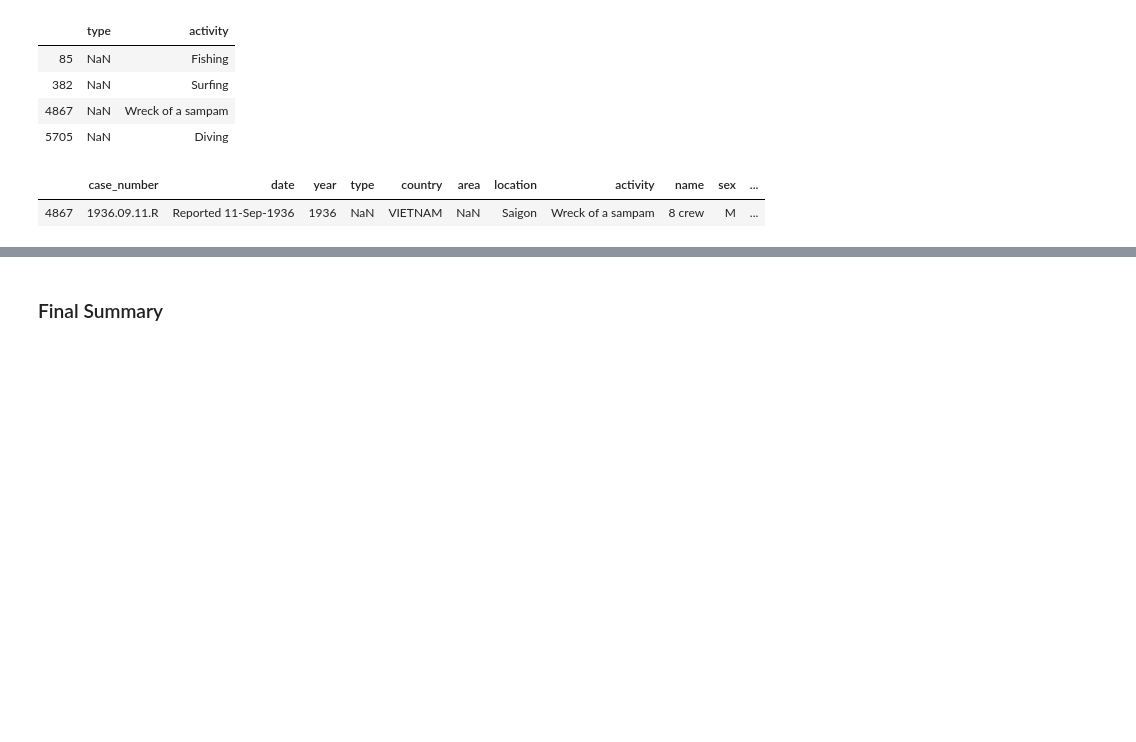
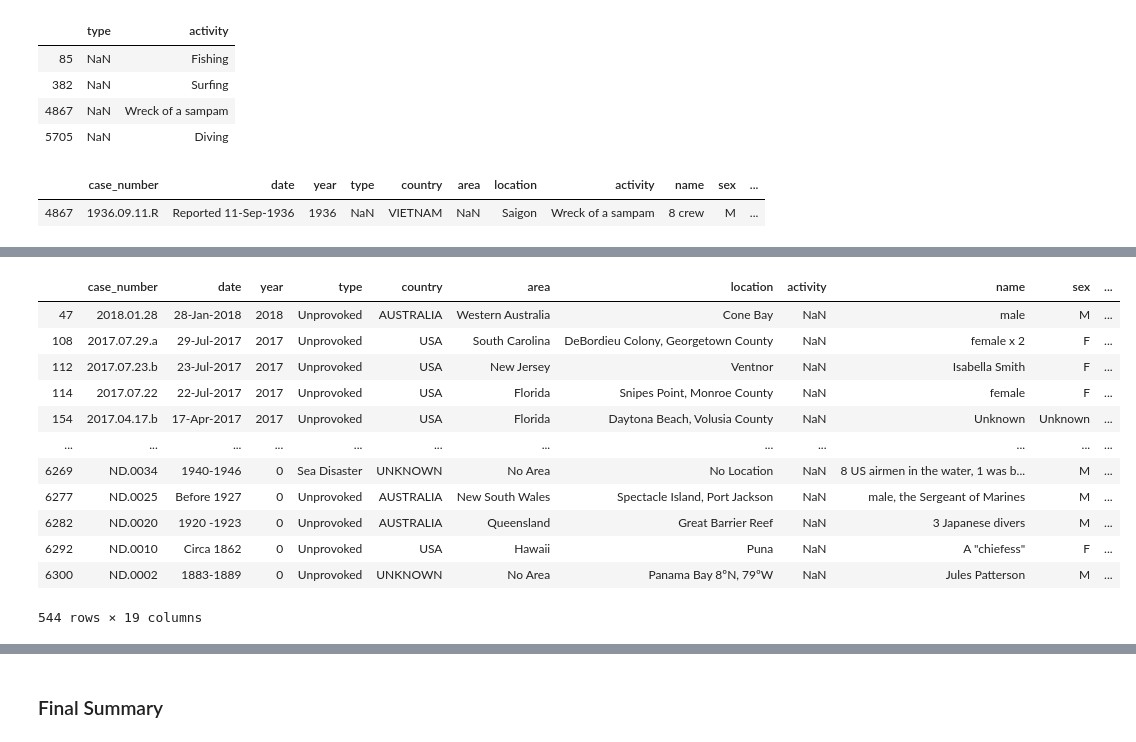
Before and after one commit to ironhack-bcn-data-june-2020/PR02-project-pandas, a Jupyter notebook: data-wrangling.ipynb, the cells around one changed output, grey strips where cells are left out. Cells and saved outputs as stored; diff of their text form; code cells hidden in the pictures; blank space fills up the shorter version.

```diff
--- a/data-wrangling.ipynb
+++ b/data-wrangling.ipynb
@@ -421,0 +490,2 @@ ValueError: No axis named area for object type <class 'pandas.core.frame.DataFra
+# %%
+df.loc[(df['name'].isnull()==True) | (df['sex'].isnull()==True),['name','sex']] = 'Unknown'
@@ -421,0 +526,20 @@ ValueError: No axis named area for object type <class 'pandas.core.frame.DataFra
+# %%
+df.loc[(df['injury'].isnull()==True) | (df['fatal (y/n)'].isnull()==True),['injury','fatal (y/n)']] = 'Unknown'
+# %%
+# ACTIVITY & INJURY
+# If we don't have information about injuries/fatal attacks, it is impossible to determine them --> 'Unknown'
+df[(df['activity'].isnull()==True) | (df['injury'].isnull()==True)]
+# %% [output]
+|  | case_number | date | year | type | country | area | location | activity | name | sex | ... |
+| 47 | 2018.01.28 | 28-Jan-2018 | 2018 | Unprovoked | AUSTRALIA | Western Australia | Cone Bay | NaN | male | M | ... |
+| 108 | 2017.07.29.a | 29-Jul-2017 | 2017 | Unprovoked | USA | South Carolina | DeBordieu Colony, Georgetown County | NaN | female x 2 | F | ... |
+| 112 | 2017.07.23.b | 23-Jul-2017 | 2017 | Unprovoked | USA | New Jersey | Ventnor | NaN | Isabella Smith | F | ... |
+| 114 | 2017.07.22 | 22-Jul-2017 | 2017 | Unprovoked | USA | Florida | Snipes Point, Monroe County | NaN | female | F | ... |
+| 154 | 2017.04.17.b | 17-Apr-2017 | 2017 | Unprovoked | USA | Florida | Daytona Beach, Volusia County | NaN | Unknown | Unknown | ... |
+| ... | ... | ... | ... | ... | ... | ... | ... | ... | ... | ... | ... |
+| 6269 | ND.0034 | 1940-1946 | 0 | Sea Disaster | UNKNOWN | No Area | No Location | NaN | 8 US airmen in the water, 1 was b... | M | ... |
+| 6277 | ND.0025 | Before 1927 | 0 | Unprovoked | AUSTRALIA | New South Wales | Spectacle Island, Port Jackson | NaN | male, the Sergeant of Marines | M | ... |
+| 6282 | ND.0020 | 1920 -1923 | 0 | Unprovoked | AUSTRALIA | Queensland | Great Barrier Reef | NaN | 3 Japanese divers | M | ... |
+| 6292 | ND.0010 | Circa 1862 | 0 | Unprovoked | USA | Hawaii | Puna | NaN | A "chiefess" | F | ... |
+| 6300 | ND.0002 | 1883-1889 | 0 | Unprovoked | UNKNOWN | No Area | Panama Bay 8ºN, 79ºW | NaN | Jules Patterson | M | ... |
+544 rows × 19 columns
```
Also changed, not shown: parts of 57 cells of this notebook, 1 other file.
